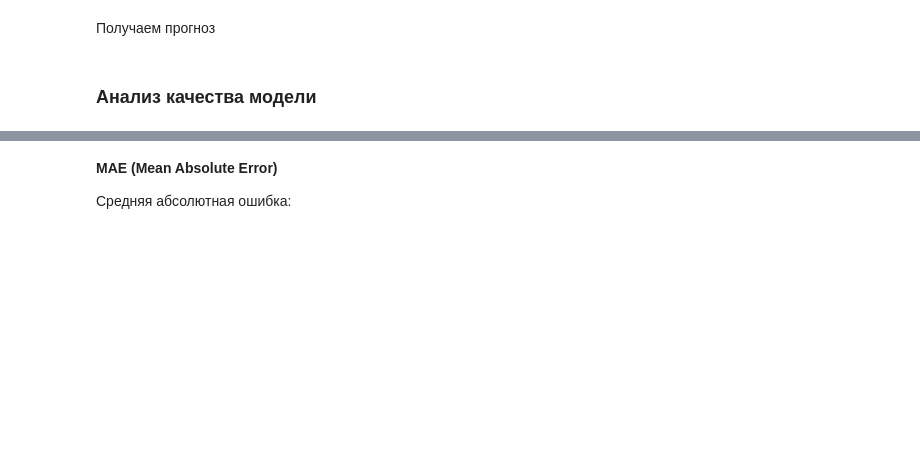
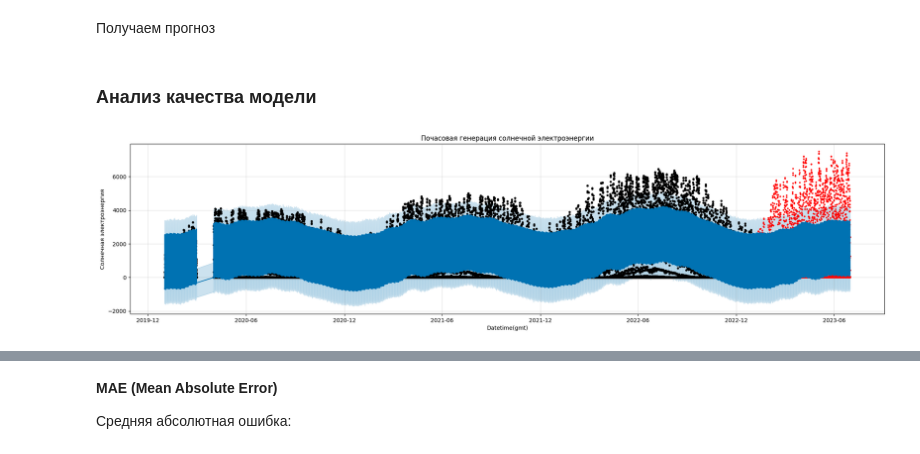
Before and after one commit to ArtyomShabunin/SMOPA-25, a Jupyter notebook: lesson_8.ipynb, the cells around one changed output, grey strips where cells are left out. Saved outputs shown, nothing was run; the diff lists cells and outputs as text; code cells hidden in the pictures; blank space fills up the shorter version.

```diff
--- a/lesson_8.ipynb
+++ b/lesson_8.ipynb
@@ -567,8 +686,19 @@ forecast= model.predict(future)
 # %%
 fig = model.plot(
     forecast, xlabel='Datetime(gmt)', ylabel=r'Солнечная электроэнергия', figsize=(20, 5), uncertainty=True)
 plt.title('Почасовая генерация солнечной электроэнергии')
+
+ax = fig.gca()
+
+# Добавим тестовые значения
+ax.plot(
+    solar_test['ds'], solar_test['y'], 'r.',
+    label='Тестовые данные', markersize=4,
+    zorder=1)
+
 plt.show()
+# %% [output]
+[figure, added]
 # %%
 solar_test['y'].plot(
           style='.',
```
Also changed, not shown: parts of 49 cells of this notebook.
